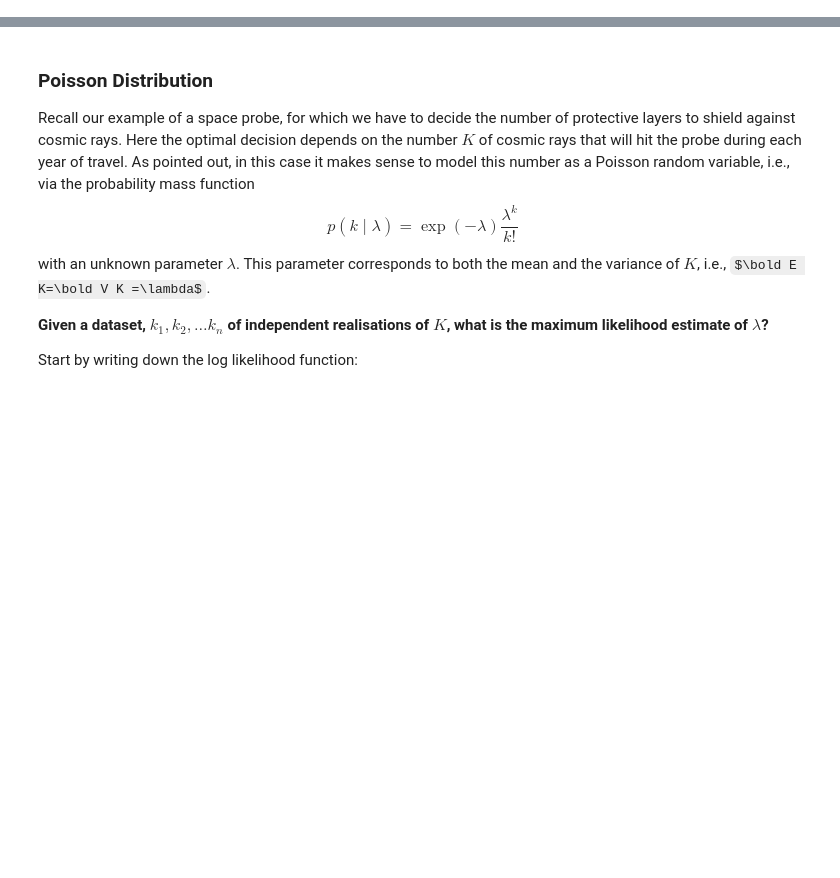
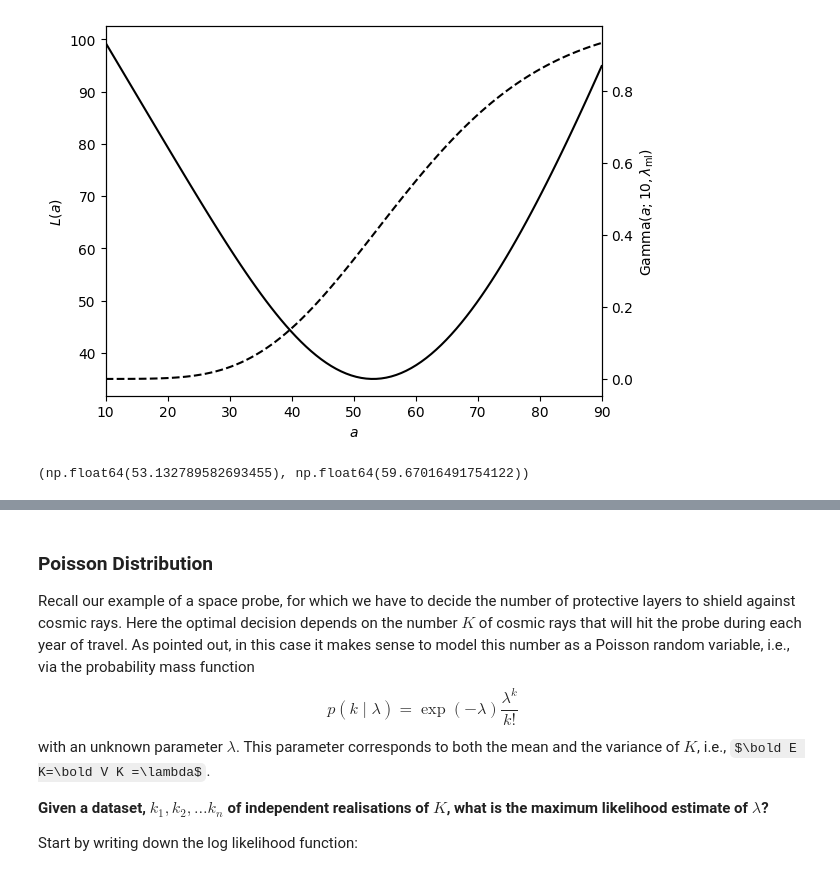
Before and after one commit to marioboley/Uni-Haifa-214.4312-Code, a Jupyter notebook: 2.1_models.ipynb, the cells around one changed output, grey strips where cells are left out. Cells and saved outputs as stored; diff of their text form; code cells hidden in the pictures; some formulas as TeX source; blank space fills up the shorter version.

```diff
--- a/2.1_models.ipynb
+++ b/2.1_models.ipynb
@@ -4,0 +151,27 @@
+# %%
+from scipy.stats import gamma
+
+def truncated_mean(alpha, lam=1, a = -np.inf, b = np.inf):
+    return alpha/lam * (gamma.cdf(b, alpha+1, scale=1/lam) - gamma.cdf(a, alpha+1, scale=1/lam)) / (gamma.cdf(b, alpha, scale=1/lam) - gamma.cdf(a, alpha, scale=1/lam))
+
+def expected_loss(a, alpha, lam=1):
+    return 2*(truncated_mean(alpha, lam, a=a)- a)*(1-gamma.cdf(a, alpha, scale=1/lam)) + \
+        3*(a - truncated_mean(alpha, lam, b=a))*gamma.cdf(a, alpha, scale=1/lam)
+
+a = np.linspace(10, 90, 100)
+
+fig, ax1 = plt.subplots()
+ax1.plot(a, expected_loss(a, 10, lam_ml), c='k')
+ax1.set_xmargin(0)
+ax1.set_ylabel('$L(a)$')
+ax2 = ax1.twinx()
+ax2.plot(a, gamma.cdf(a, 10, scale=1/lam_ml), c='k', ls='--')
+ax1.set_xlabel('$a$')
+ax2.set_ylabel(r'$\mathrm{Gamma}(a; 10, \lambda_\mathrm{ml})$')
+plt.show()
+# %% [output]
+[figure, added]
+# %%
+gamma.ppf(2/5, 10, scale=1/lam_ml), gamma.mean(10, scale=1/lam_ml)
+# %% [output]
+(np.float64(53.132789582693455), np.float64(59.67016491754122))
```
Also changed, not shown: parts of 9 cells of this notebook, 2 other files.
